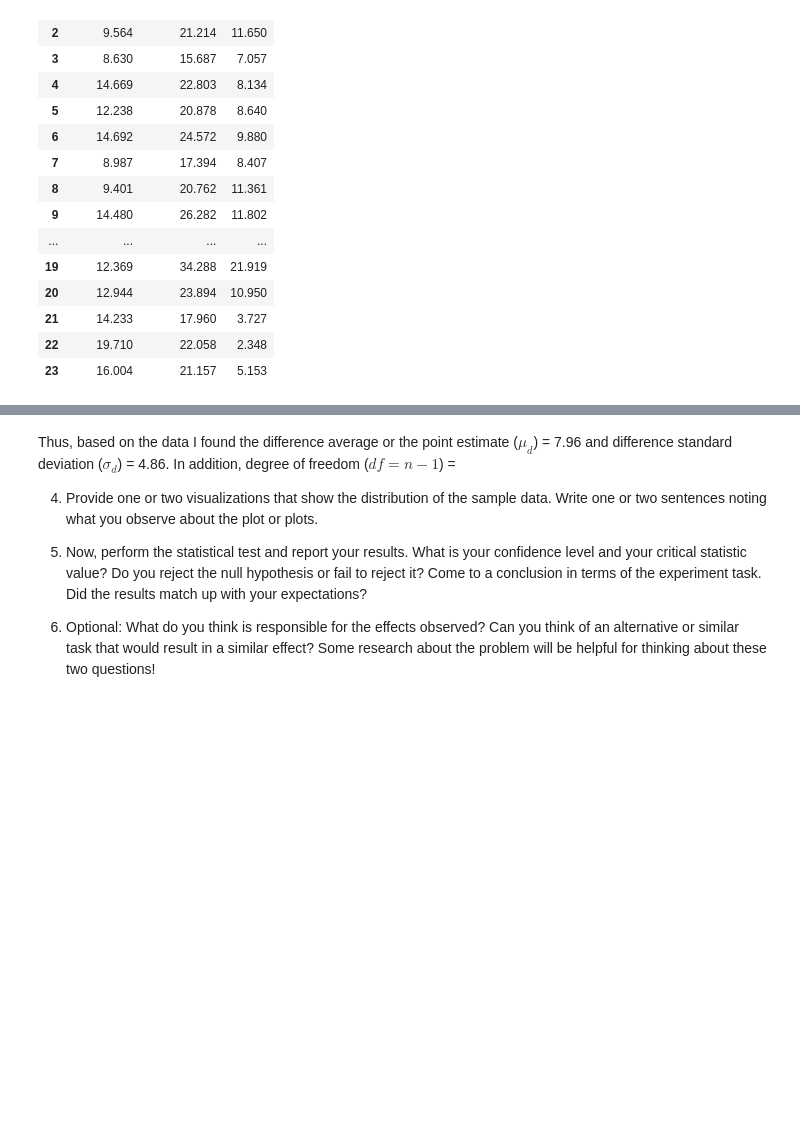
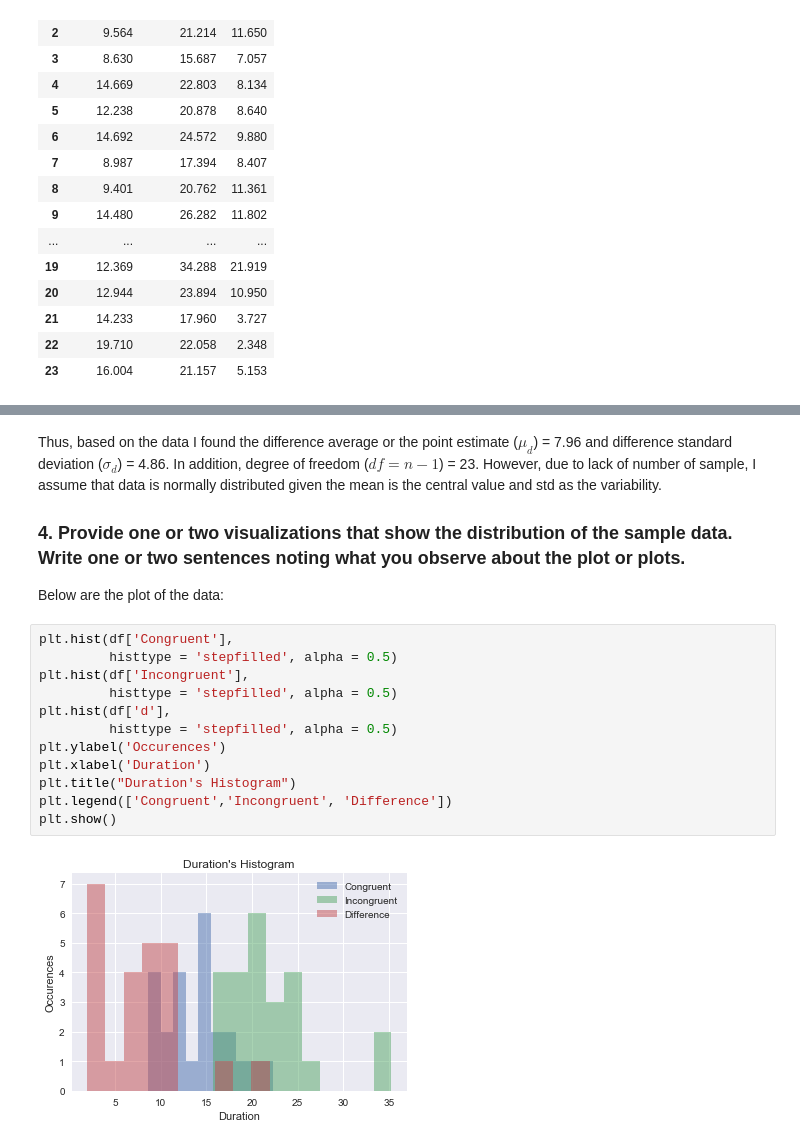
Before and after one commit to ritotombe/Inferential-Analysis, a Jupyter notebook: Report.ipynb, the cells around one changed output, grey strips where cells are left out. Drawn from its saved outputs; the diff is of its cells as text; blank space fills up the shorter version.

```diff
--- a/Report.ipynb
+++ b/Report.ipynb
@@ -93,10 +83,22 @@ df['d'].std()
 # %% [output]
 4.864826910359056
 # %% [markdown]
-Thus, based on the data I found the difference average or the point estimate ($\mu_d$) = 7.96 and difference standard deviation ($\sigma_d$) = 4.86. In addition, degree of freedom ($df = n - 1$) =
+Thus, based on the data I found the difference average or the point estimate ($\mu_d$) = 7.96 and difference standard deviation ($\sigma_d$) = 4.86. In addition, degree of freedom ($df = n - 1$) = 23.  However, due to lack of number of sample, I assume that data is normally distributed given the mean is the central value and std as the variability.
 
-4. Provide one or two visualizations that show the distribution of the sample data. Write one or two sentences noting what you observe about the plot or plots.
+### 4. Provide one or two visualizations that show the distribution of the sample data. Write one or two sentences noting what you observe about the plot or plots.
 
-5. Now, perform the statistical test and report your results. What is your confidence level and your critical statistic value? Do you reject the null hypothesis or fail to reject it? Come to a conclusion in terms of the experiment task. Did the results match up with your expectations?
-
-6. Optional: What do you think is responsible for the effects observed? Can you think of an alternative or similar task that would result in a similar effect? Some research about the problem will be helpful for thinking about these two questions!
+Below are the plot of the data:
+# %%
+plt.hist(df['Congruent'],
+         histtype = 'stepfilled', alpha = 0.5)
+plt.hist(df['Incongruent'],
+         histtype = 'stepfilled', alpha = 0.5)
+plt.hist(df['d'],
+         histtype = 'stepfilled', alpha = 0.5)
+plt.ylabel('Occurences')
+plt.xlabel('Duration')
+plt.title("Duration's Histogram")
+plt.legend(['Congruent','Incongruent', 'Difference'])
+plt.show()
+# %% [output]
+[figure, added]
```
Also changed, not shown: parts of 11 cells of this notebook.
